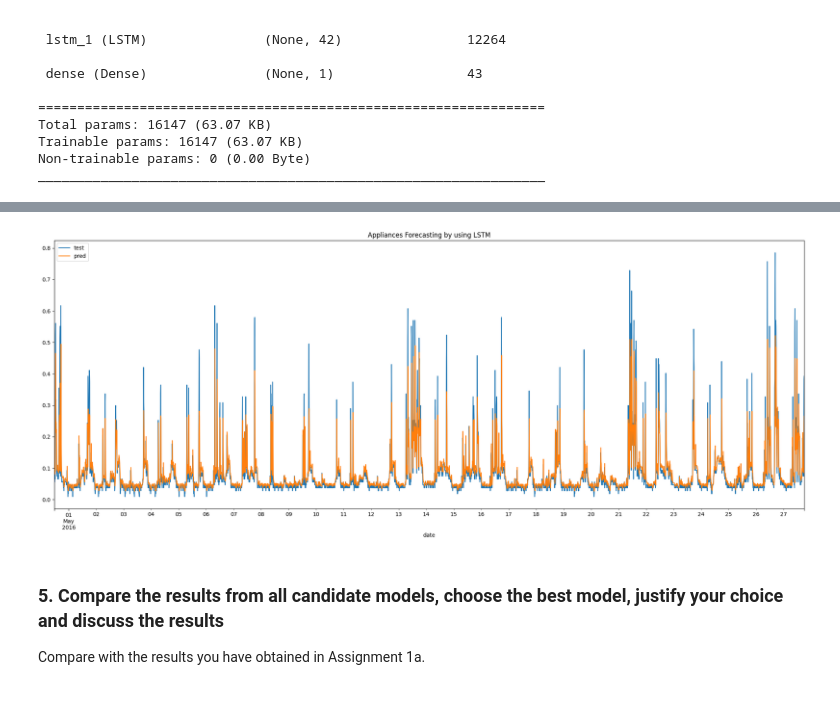
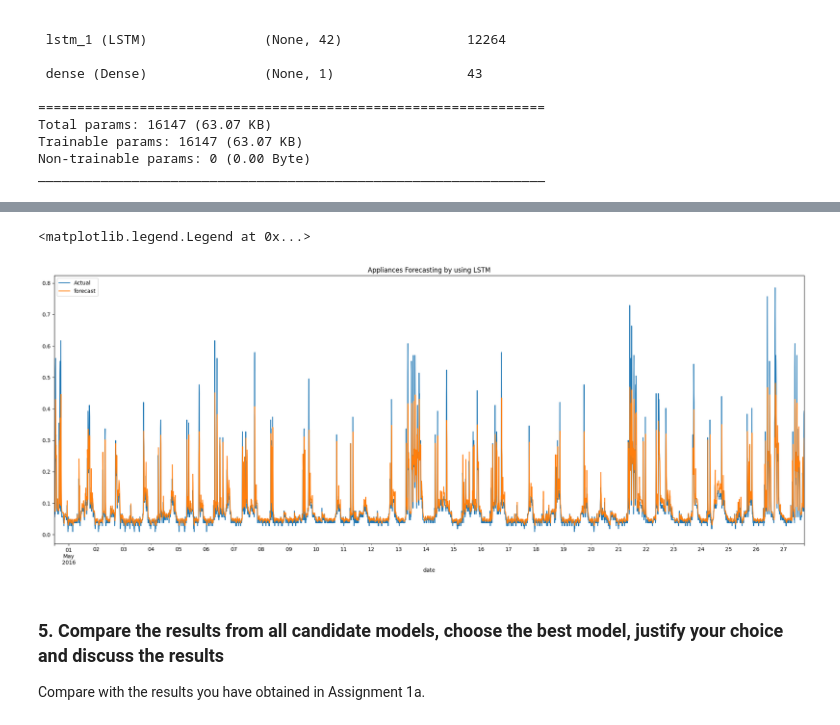
Before and after one commit to yuqingc31/MiningBigData, a Jupyter notebook: assignment2/a1841612_yuqingchen_assign1b.ipynb, the cells around one changed output, grey strips where cells are left out. Drawn from its saved outputs; the diff is of its cells as text; code cells hidden in the pictures.

```diff
--- a/assignment2/a1841612_yuqingchen_assign1b.ipynb
+++ b/assignment2/a1841612_yuqingchen_assign1b.ipynb
@@ -311,25 +318,25 @@ val_scaled_df
 Shown above, val_scaled_df, train_scaled_df, and test_scaled_df contain half of the missing values. So I am going to remove all the rows that contain missing values.
 # %%
 # Removes missing values from the dataset
-x_train=train_scaled_df.dropna().drop('Scaled', axis=1)
-y_train=train_scaled_df.dropna()[['Scaled']]
+training_x=train_scaled_df.dropna().drop('Scaled', axis=1)
+training_y=train_scaled_df.dropna()[['Scaled']]
 
-x_val=val_scaled_df.dropna().drop('Scaled', axis=1)
-y_val=val_scaled_df.dropna()[['Scaled']]
+validation_x=val_scaled_df.dropna().drop('Scaled', axis=1)
+validation_y=val_scaled_df.dropna()[['Scaled']]
 
-x_test=test_scaled_df.dropna().drop('Scaled', axis=1)
-y_test=test_scaled_df.dropna()[['Scaled']]
+testing_x=test_scaled_df.dropna().drop('Scaled', axis=1)
+testing_y=test_scaled_df.dropna()[['Scaled']]
 # %% [markdown]
 To facilitate subsequent processing, I converted the dataset to the NumPy array format
 # %%
 # Convert the training, validation, and test sets to NumPy arrays
-x_train=x_train.to_numpy()
-x_test=x_test.to_numpy()
-x_val=x_val.to_numpy()
+x_train=training_x.to_numpy()
+x_test=testing_x.to_numpy()
+x_val=validation_x.to_numpy()
 
-y_train=y_train.to_numpy()
-y_test=y_test.to_numpy()
-y_val=y_val.to_numpy()
+y_train=training_y.to_numpy()
+y_test=testing_y.to_numpy()
+y_val=validation_y.to_numpy()
 
 print(x_train.shape)
 print(x_test.shape)
@@ -434,18 +441,18 @@ Epoch 28/28
 123/123 [==============================] - 0s 1ms/step
 # %%
 t_df=test_scaled_df.dropna()
-y_test_df=pd.DataFrame(y_test, columns=['Appliances'], index=t_df.index)
-y_pred_df=pd.DataFrame(y_pred, columns=['Appliances'], index=t_df.index)
-
-
+testing_y_df=pd.DataFrame(y_test, columns=['Appliances'], index=t_df.index)
+prediction_y_df=pd.DataFrame(y_pred, columns=['Appliances'], index=t_df.index)
+# plog the predicted versus actual values
 fig = plt.figure(figsize=(25, 9))
 ax1 = fig.add_subplot(111)
-y_test_df.plot(ax=ax1)
-y_pred_df.plot(ax=ax1)
+testing_y_df.plot(ax=ax1)
+prediction_y_df.plot(ax=ax1)
 plt.title('Appliances Forecasting by using LSTM')
-plt.legend(['test','pred'])
+plt.legend(['Actual','forecast'])
 # %% [output]
+<matplotlib.legend.Legend at 0x...>
-[figure, old version]
+[figure, new version]
 # %% [markdown]
 ### 5. Compare the results from all candidate models, choose the best model, justify your choice and discuss the results
 
```
Also changed, not shown: parts of 3 cells of this notebook.
